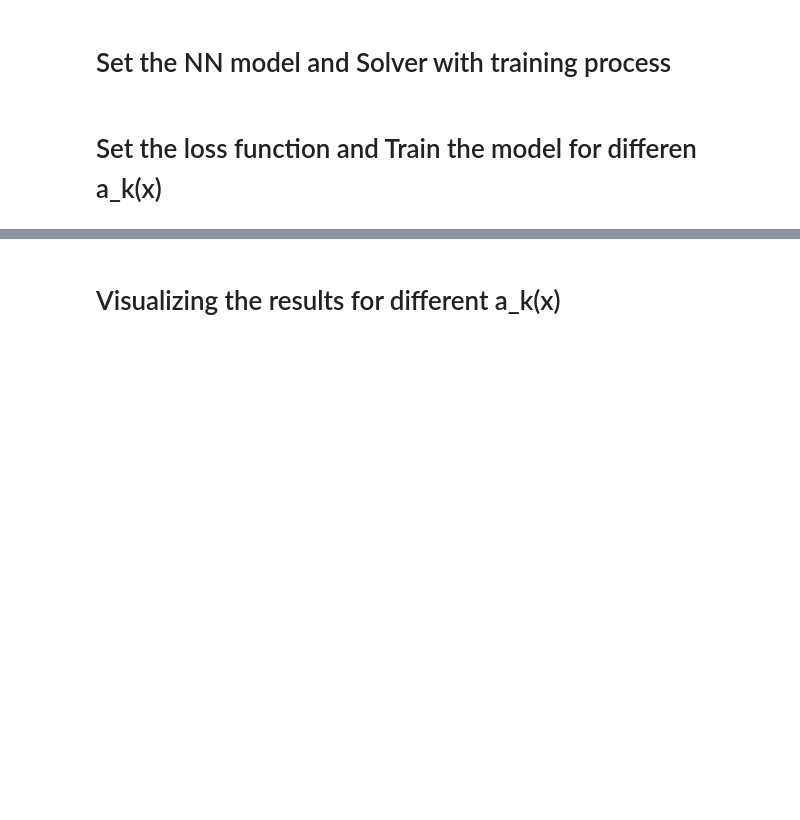
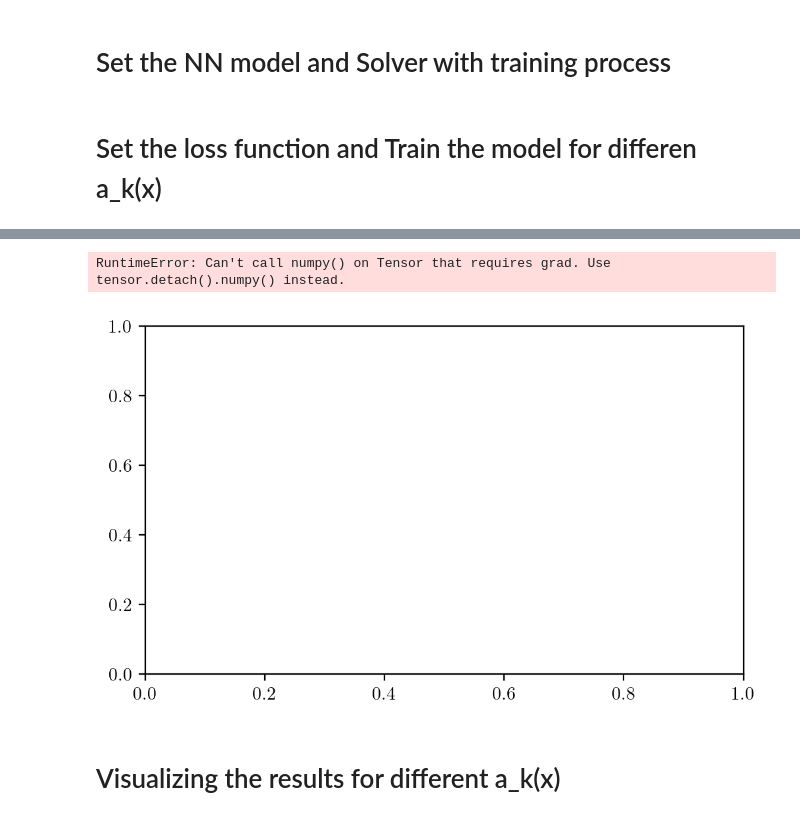
Before and after one commit to vishal18shah/bead-trajectories-quasipotential, a Jupyter notebook: 3Bead ML current.ipynb, the cells around one changed output, grey strips where cells are left out. Drawn from its saved outputs; the diff is of its cells as text; code cells hidden in the pictures; blank space fills up the shorter version.

```diff
--- a/3Bead ML current.ipynb
+++ b/3Bead ML current.ipynb
@@ -33,9 +33,9 @@ torch.set_default_dtype(torch.float64)
 from BeadModel import Simulate
 from SimulationParameters import *
 
-X = Simulation(*Simulate(numSims)).positions[:,:,:,0].reshape(-1,11).T
+X = Simulation(*Simulate(numSims)).positions[:,:,:,0].reshape(-1,nt+1).T
 # Z = X.view
 
 print(X.shape)
-print(X)
+# print(X)
 # %% [output]
@@ -137,7 +124,7 @@ class Model(nn.Module):
             currentU = currentPartialSumofU * dX
             U.append(currentU)
 
-        U = torch.tensor(U).T
+        # print(U.shape)
         return U
 
 
@@ -219,8 +206,8 @@ from Loss import getResidue, getAllResidues
 def plot_model(model,cmap='terrain',max_V = 10,):
     xx     = np.linspace(0,2,1000).reshape(-1,1)
     U_NN = model.get_U_numerical_integration(X, dX = 1/500)
-    U_NN_min = U_NN.min()
-    U_NN  = U_NN-U_NN_min
+    # U_NN_min = U_NN.min()
+    # U_NN  = U_NN-U_NN_min
     fig, ax    = plt.subplots(1,1,figsize=(5,3),dpi=200,constrained_layout=True)
     c        = ax.plot(xx[:,0],U_NN,'-',lw=1.5)
 
@@ -248,8 +251,11 @@ optimizer = torch.optim.Adam(model.parameters(), lr=torch.tensor(0.001))
 scheduler = None
 _loss_step = SOL.train_model(data_train=X,data_test=X,
                              get_loss=get_loss,optimizer=optimizer,scheduler=scheduler,
-                             n_steps=int(5e4+1),batch_size=500,n_show_loss=1000,use_tqdm=True)
+                             n_steps=int(1e1+1),batch_size=500,n_show_loss=1000,use_tqdm=True)
+
+# 5e4+1
 torch.cuda.empty_cache()
 plot_model(model)
 # torch.save(model.state_dict(), "savee/model_"+str(choose_id))
 #torch.save(model.state_dict(),"savee/model_anaconda3")
+# %% [output]
@@ -256,3 +263,5 @@ plot_model(model)
+RuntimeError: Can't call numpy() on Tensor that requires grad. Use tensor.detach().numpy() instead.
+[figure, added]
 # %%
 #torch.save(model.state_dict(), "savee/model_99")
 #model.state_dict()
```
Also changed, not shown: parts of 3 cells of this notebook.
